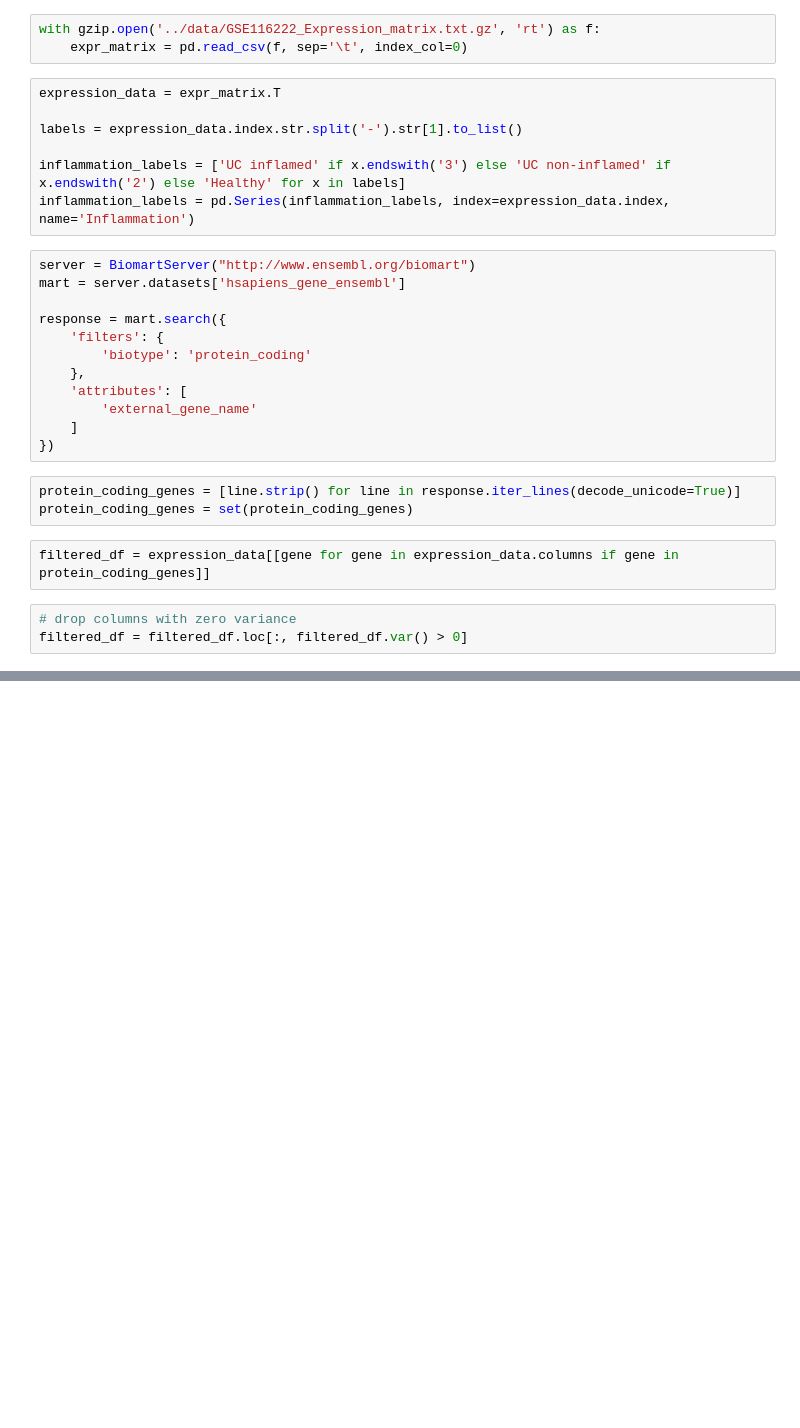
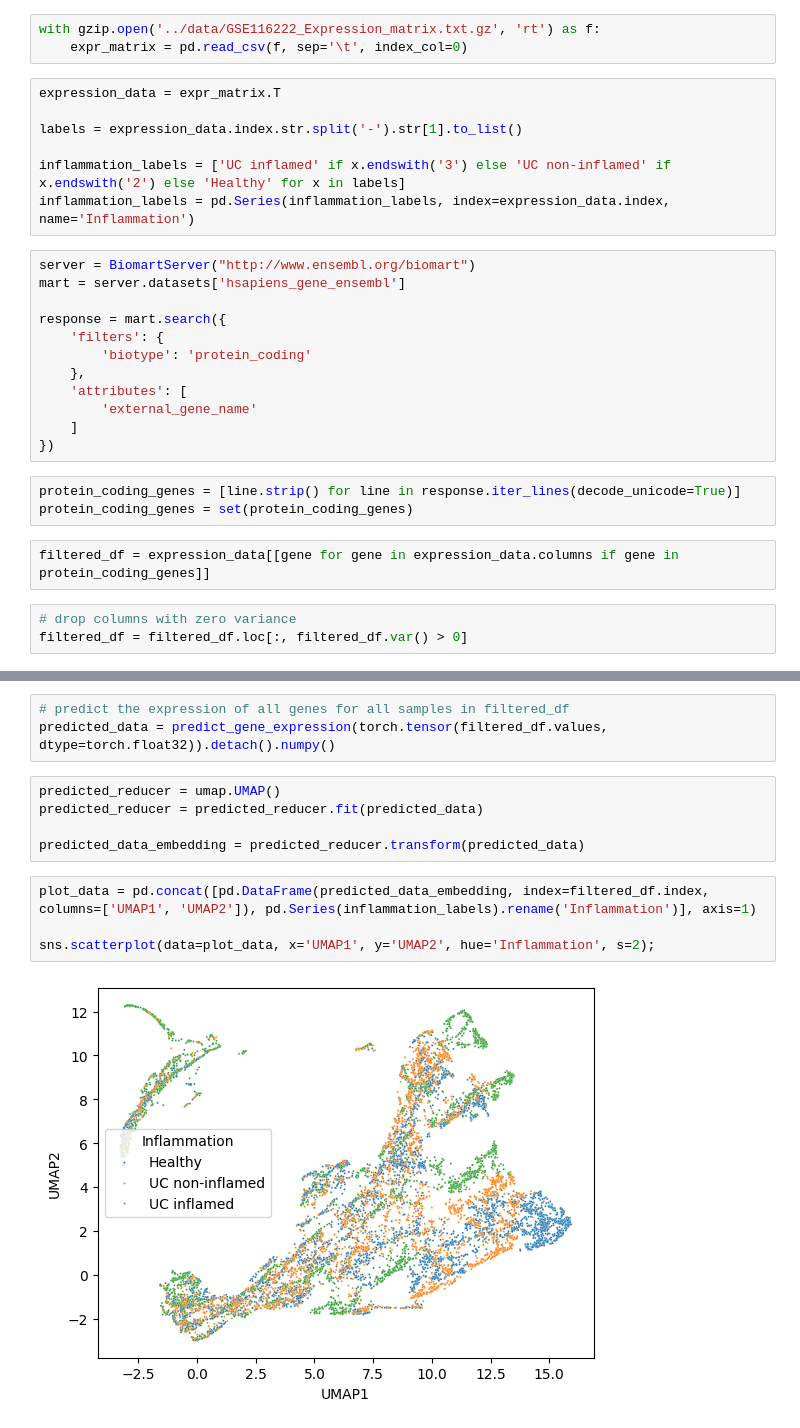
Before and after one commit to MaciejPiernik/virtual-cell-line, a Jupyter notebook: notebooks/playground.ipynb, the cells around one changed output, grey strips where cells are left out. Cells and saved outputs as stored; diff of their text form; blank space fills up the shorter version.

```diff
--- a/notebooks/playground.ipynb
+++ b/notebooks/playground.ipynb
@@ -148,0 +451,14 @@ Epoch 1/5
+# %%
+# predict the expression of all genes for all samples in filtered_df
+predicted_data = predict_gene_expression(torch.tensor(filtered_df.values, dtype=torch.float32)).detach().numpy()
+# %%
+predicted_reducer = umap.UMAP()
+predicted_reducer = predicted_reducer.fit(predicted_data)
+
+predicted_data_embedding = predicted_reducer.transform(predicted_data)
+# %%
+plot_data = pd.concat([pd.DataFrame(predicted_data_embedding, index=filtered_df.index, columns=['UMAP1', 'UMAP2']), pd.Series(inflammation_labels).rename('Inflammation')], axis=1)
+
+sns.scatterplot(data=plot_data, x='UMAP1', y='UMAP2', hue='Inflammation', s=2);
+# %% [output]
+[figure, added]
```
Also changed, not shown: parts of 26 cells of this notebook, 4 other files.
